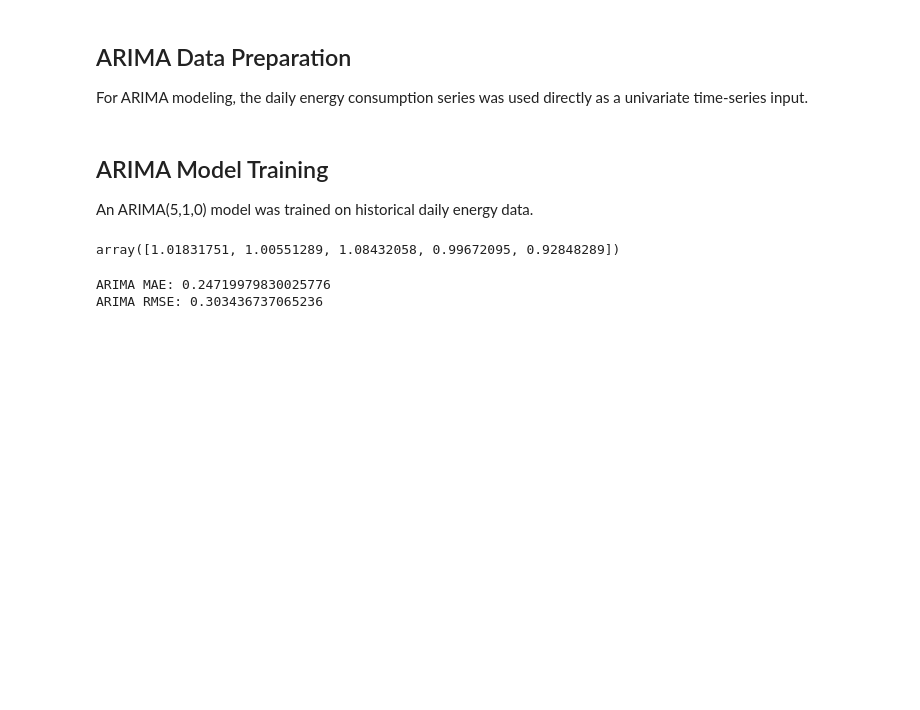
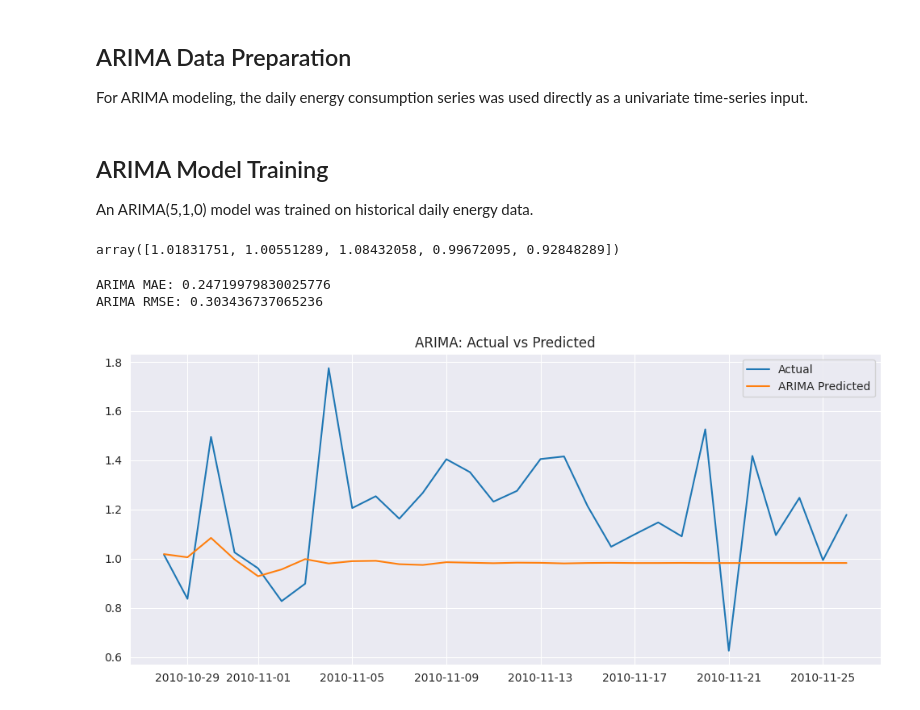
Before and after one commit to ShahanV/powercast-ai, a Jupyter notebook: notebooks/Powercast_AI.ipynb, the cells around one changed output. Saved outputs shown, nothing was run; the diff lists cells and outputs as text; code cells hidden in the pictures; blank space fills up the shorter version.

Commit message:
Add ARIMA actual vs predicted visualization

```diff
--- a/notebooks/Powercast_AI.ipynb
+++ b/notebooks/Powercast_AI.ipynb
@@ -377,3 +377,12 @@ print("ARIMA RMSE:", rmse_arima)
 # %% [output]
 ARIMA MAE: 0.24719979830025776
 ARIMA RMSE: 0.303436737065236
+# %%
+plt.figure(figsize=(12,5))
+plt.plot(test.index, test_arima, label='Actual')
+plt.plot(test.index, forecast_arima, label='ARIMA Predicted')
+plt.legend()
+plt.title("ARIMA: Actual vs Predicted")
+plt.show()
+# %% [output]
+[figure, added]
```
